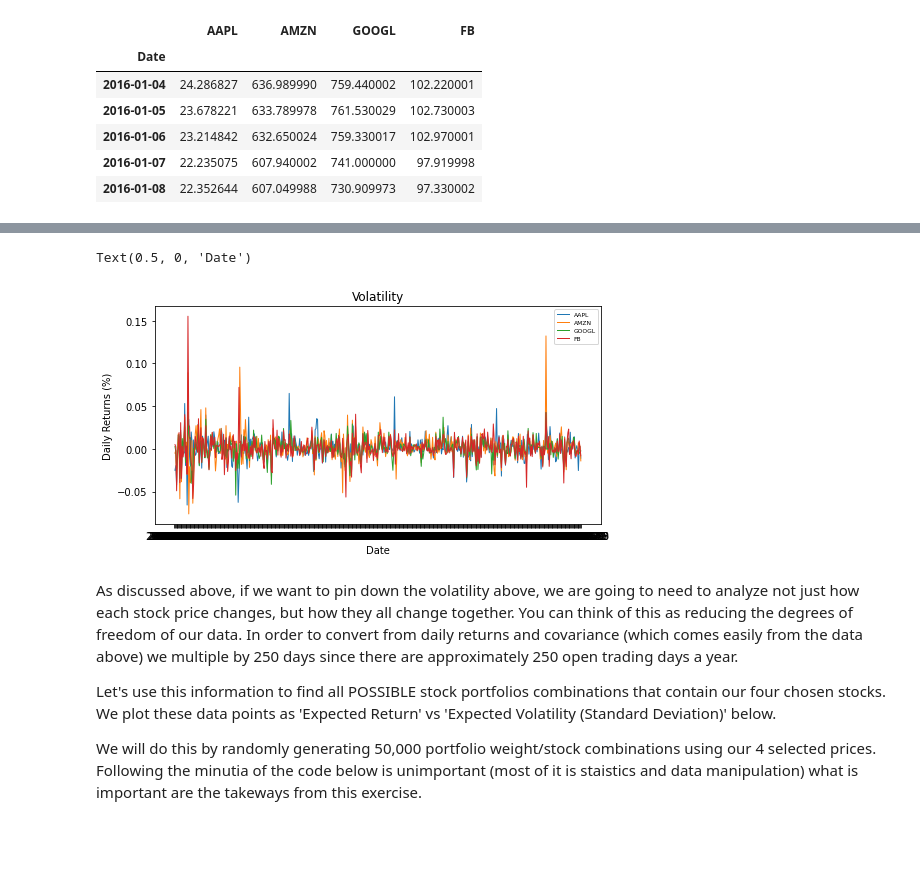
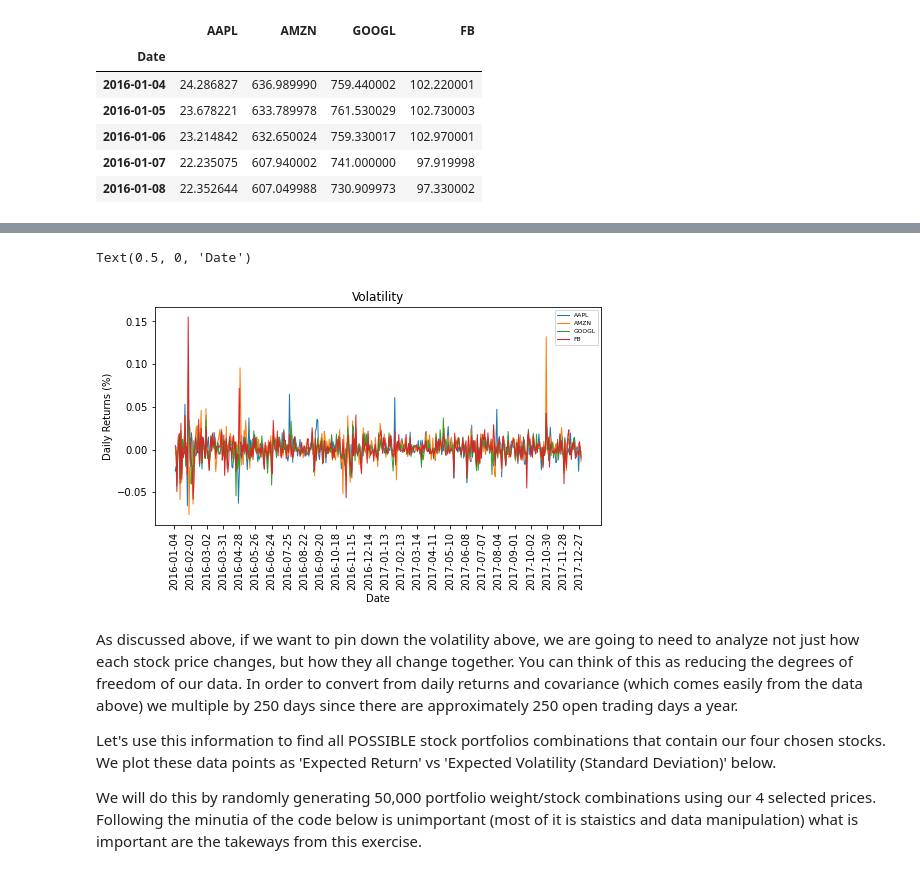
Before and after one commit to andrewscottcohen/QFO_Blog, a Jupyter notebook: QFO_Blog.ipynb, the cells around one changed output, grey strips where cells are left out. Drawn from its saved outputs; the diff is of its cells as text; code cells hidden in the pictures; blank space fills up the shorter version.

```diff
--- a/QFO_Blog.ipynb
+++ b/QFO_Blog.ipynb
@@ -101,18 +122,22 @@ Text(0.5, 0, 'Date')
 # %%
+#Plotting the Volatility of our Portfolio
 returns = data.pct_change()
 plt.figure(figsize=(8, 4))
 
 plt.plot(returns.index, returns['AAPL'], label = 'AAPL', lw=1)
 plt.plot(returns.index, returns['AMZN'], label = 'AMZN', lw=1)
 plt.plot(returns.index, returns['GOOGL'], label = 'GOOGL', lw=1)
 plt.plot(returns.index, returns['FB'], label = 'FB', lw=1)
+pos = np.arange(len(returns.index))
+ticks = plt.xticks(pos[::20], returns.index[::20],
+                   rotation=90)
 plt.legend(loc='upper right', fontsize=6)
 plt.title('Volatility')
 plt.ylabel('Daily Returns (%)')
 plt.xlabel('Date')
 # %% [output]
 Text(0.5, 0, 'Date')
-[figure, old version]
+[figure, new version]
 # %% [markdown]
 As discussed above, if we want to pin down the volatility above, we are going to need to analyze not just how each stock price changes, but how they all change together. You can think of this as reducing the degrees of freedom of our data. In order to convert from daily returns and covariance (which comes easily from the data above) we multiple by 250 days since there are approximately 250 open trading days a year.
 
```
Also changed, not shown: parts of 44 cells of this notebook.
